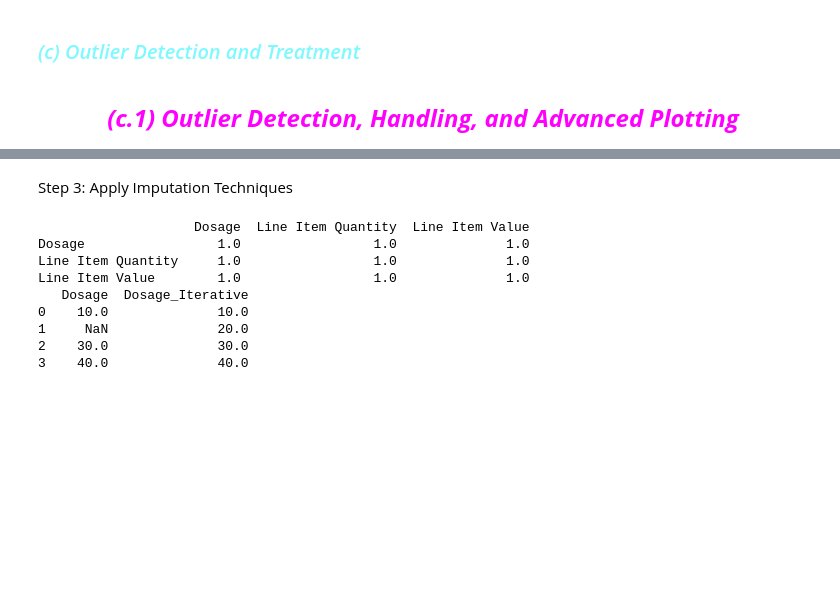
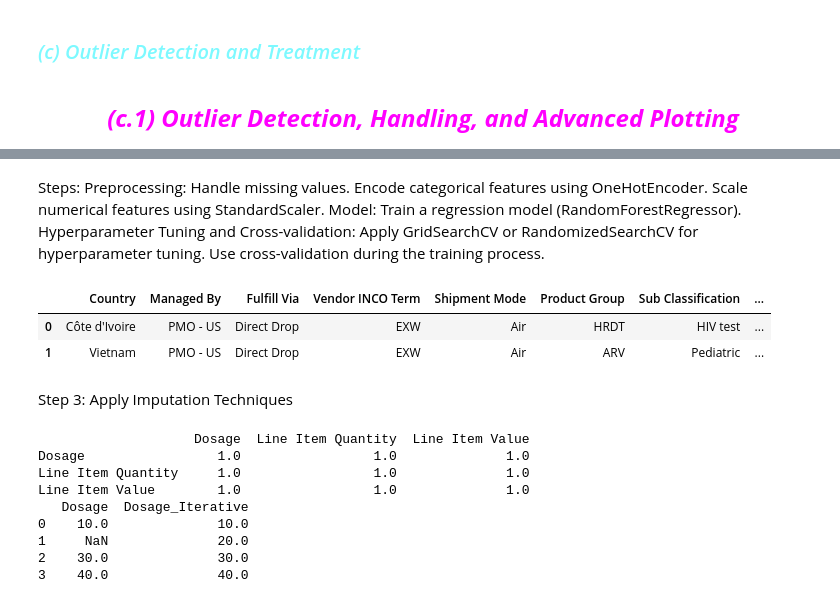
Before and after one commit to rashmiKumari03/Shipment-Price-Prediction, a Jupyter notebook: Notebook/Analyzing_Data.ipynb, the cells around one changed output, grey strips where cells are left out. Saved outputs shown, nothing was run; the diff lists cells and outputs as text; code cells hidden in the pictures; blank space fills up the shorter version.

```diff
--- a/Notebook/Analyzing_Data.ipynb
+++ b/Notebook/Analyzing_Data.ipynb
@@ -791,0 +879,22 @@ Date Data Summary:
+# %%
+from sklearn.impute import SimpleImputer,KNNImputer
+
+from sklearn.experimental import enable_iterative_imputer  # Enable the experimental feature
+from sklearn.impute import IterativeImputer  # Import the IterativeImputer
+
+
+
+# Create a SimpleImputer instance with the most frequent strategy
+imputer = SimpleImputer(strategy='most_frequent')
+
+# Impute missing values in 'Dosage' and 'Shipment Mode' columns
+data['Dosage'] = imputer.fit_transform(data[['Dosage']]).ravel()  # Use .ravel() to convert to Series
+data['Shipment Mode'] = imputer.fit_transform(data[['Shipment Mode']]).ravel()  # Same for Shipment Mode
+# %%
+# Initialize SimpleImputer with median strategy
+imputer = SimpleImputer(strategy='median')
+
+# Impute missing values for the numerical columns
+data['Weight (Kilograms)'] = imputer.fit_transform(data[['Weight (Kilograms)']])
+data['Freight Cost (USD)'] = imputer.fit_transform(data[['Freight Cost (USD)']])
+data['Line Item Insurance (USD)'] = imputer.fit_transform(data[['Line Item Insurance (USD)']])
@@ -792,3 +921,22 @@ Date Data Summary:
+# %% [markdown]
+Steps:
+Preprocessing:
+Handle missing values.
+Encode categorical features using OneHotEncoder.
+Scale numerical features using StandardScaler.
+Model:
+Train a regression model (RandomForestRegressor).
+Hyperparameter Tuning and Cross-validation:
+Apply GridSearchCV or RandomizedSearchCV for hyperparameter tuning.
+Use cross-validation during the training process.
+# %%
+data['Shipment_Price']=data['Freight Cost (USD)']+data['Line Item Value']+data['Line Item Insurance (USD)']
+# %%
+data.head(2)
+# %% [output]
+|  | Country | Managed By | Fulfill Via | Vendor INCO Term | Shipment Mode | Product Group | Sub Classification | ... |
+| 0 | Côte d'Ivoire | PMO - US | Direct Drop | EXW | Air | HRDT | HIV test | ... |
+| 1 | Vietnam | PMO - US | Direct Drop | EXW | Air | ARV | Pediatric | ... |
 # %%
 from sklearn.impute import SimpleImputer,KNNImputer
 
```
Also changed, not shown: parts of 14 cells of this notebook.
